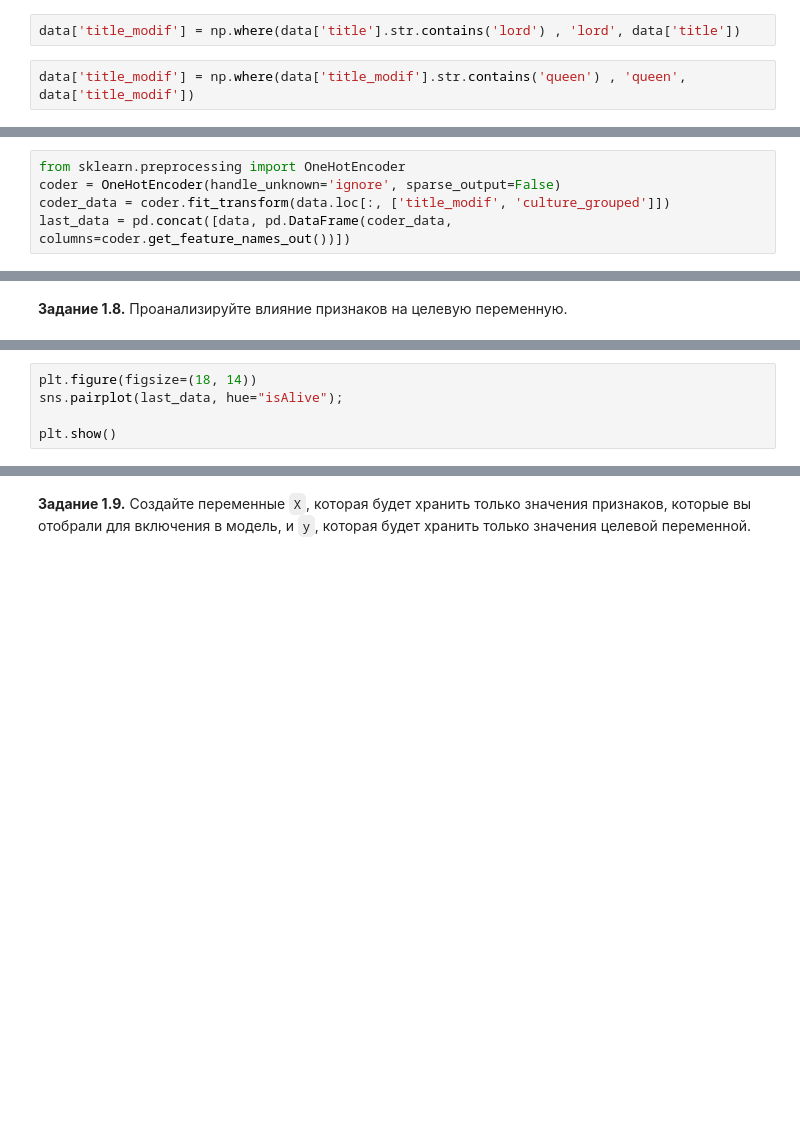
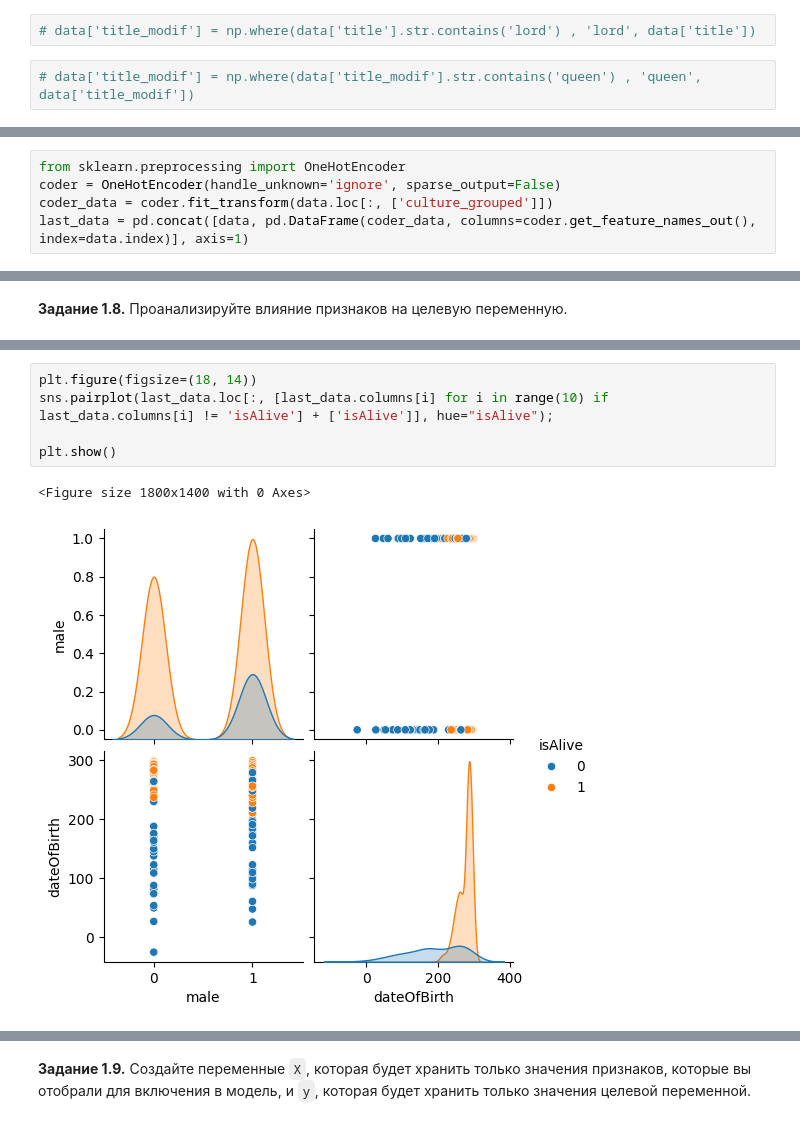
Before and after one commit to Aleksander-23443/deep-learnig-shcool, a Jupyter notebook: week_01_ml_intro/Homework/hw_1_game_of_thrones.ipynb, the cells around one changed output, grey strips where cells are left out. Cells and saved outputs as stored; diff of their text form; blank space fills up the shorter version.

```diff
--- a/week_01_ml_intro/Homework/hw_1_game_of_thrones.ipynb
+++ b/week_01_ml_intro/Homework/hw_1_game_of_thrones.ipynb
@@ -475,4 +511,4 @@ data['title'].value_counts().to_csv('title_counts.csv')
 # %%
-data['title_modif'] = np.where(data['title'].str.contains('lord') , 'lord', data['title'])
+# data['title_modif'] = np.where(data['title'].str.contains('lord') , 'lord', data['title'])
 # %%
-data['title_modif'] = np.where(data['title_modif'].str.contains('queen') , 'queen', data['title_modif'])
+# data['title_modif'] = np.where(data['title_modif'].str.contains('queen') , 'queen', data['title_modif'])
@@ -536,8 +611,8 @@ np.int64(32)
 # %%
 from sklearn.preprocessing import OneHotEncoder
 coder = OneHotEncoder(handle_unknown='ignore', sparse_output=False)
-coder_data = coder.fit_transform(data.loc[:, ['title_modif', 'culture_grouped']])
-last_data = pd.concat([data, pd.DataFrame(coder_data, columns=coder.get_feature_names_out())])
+coder_data = coder.fit_transform(data.loc[:, ['culture_grouped']])
+last_data = pd.concat([data, pd.DataFrame(coder_data, columns=coder.get_feature_names_out(),  index=data.index)], axis=1)
 # %%
 coder.get_feature_names_out()
 # %% [output]
@@ -563,5 +650,8 @@ array(['title_modif_ ', 'title_modif_archmaester',
 # %%
 plt.figure(figsize=(18, 14))
-sns.pairplot(last_data, hue="isAlive");
+sns.pairplot(last_data.loc[:, [last_data.columns[i] for i in range(10) if last_data.columns[i] != 'isAlive'] + ['isAlive']], hue="isAlive");
 
 plt.show()
+# %% [output]
+<Figure size 1800x1400 with 0 Axes>
+[figure, added]
```
Also changed, not shown: parts of 44 cells of this notebook.
